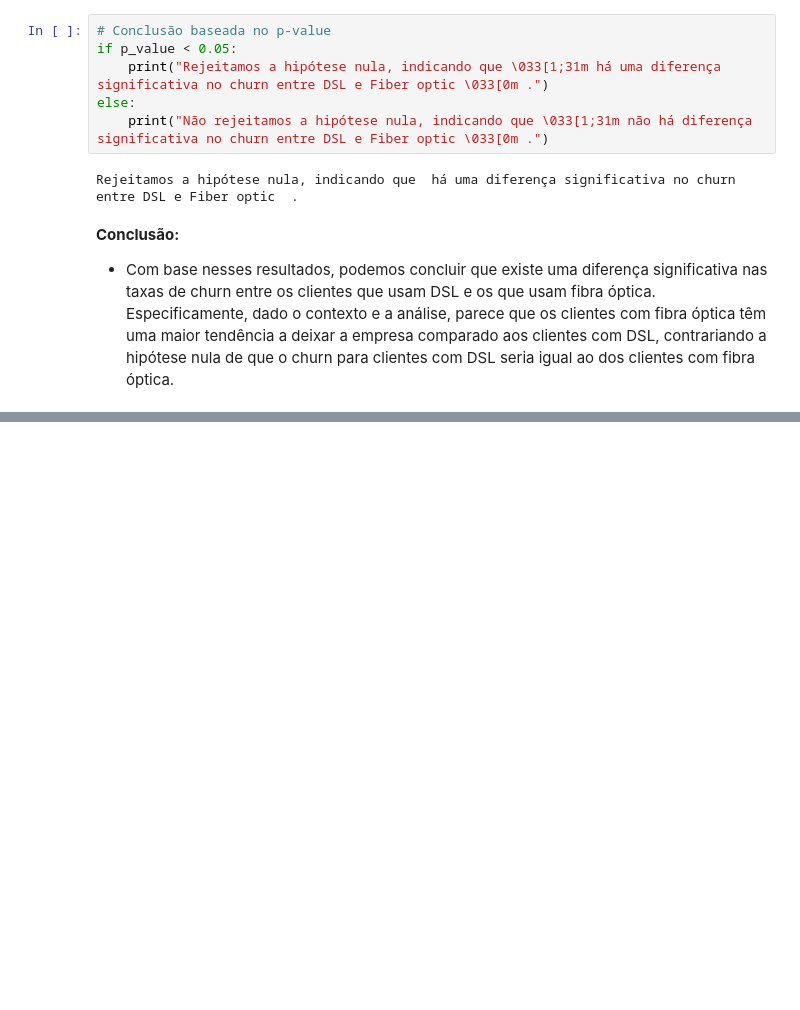
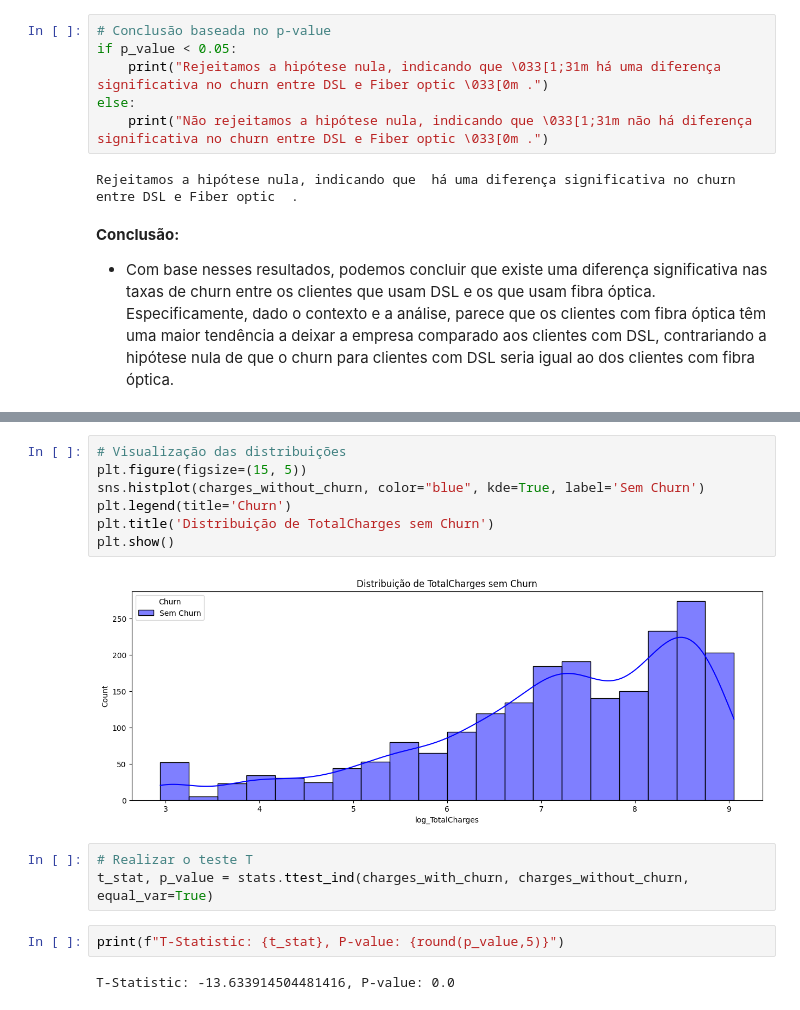
Before and after one commit to donikurtz/ChurnAnalysis-Telco, a Jupyter notebook: 02_teste_hipotese.ipynb, the cells around one changed output, grey strips where cells are left out. Cells and saved outputs as stored; diff of their text form; blank space fills up the shorter version.

```diff
--- a/02_teste_hipotese.ipynb
+++ b/02_teste_hipotese.ipynb
@@ -143,0 +199,16 @@ Rejeitamos a hipótese nula, indicando que  há uma diferença significativa no
+# %%
+# Visualização das distribuições
+plt.figure(figsize=(15, 5))
+sns.histplot(charges_without_churn, color="blue", kde=True, label='Sem Churn')
+plt.legend(title='Churn')
+plt.title('Distribuição de TotalCharges sem Churn')
+plt.show()
+# %% [output]
+[figure, added]
+# %%
+# Realizar o teste T
+t_stat, p_value = stats.ttest_ind(charges_with_churn, charges_without_churn, equal_var=True)
+# %%
+print(f"T-Statistic: {t_stat}, P-value: {round(p_value,5)}")
+# %% [output]
+T-Statistic: -13.633914504481416, P-value: 0.0
```
Also changed, not shown: parts of 16 cells of this notebook.
